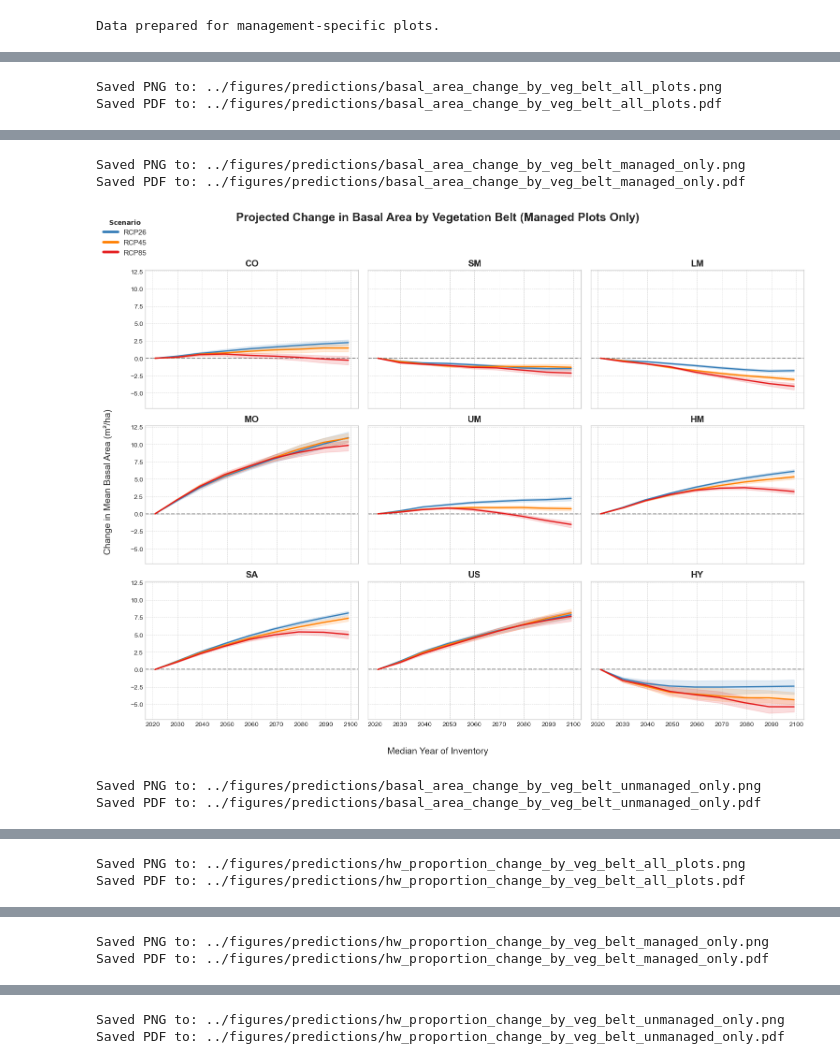
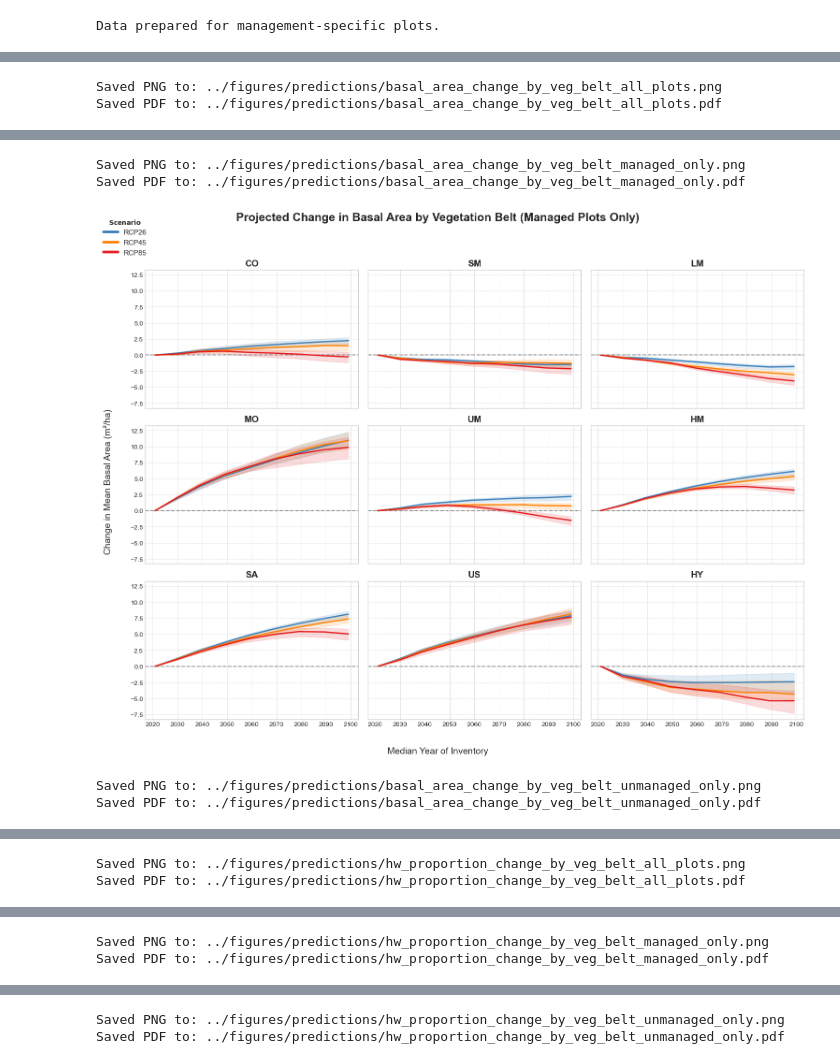
Before and after one commit to drdrddrd/BABF-forecasting-bsc-thesis, a Jupyter notebook: notebooks/prediction_plots.ipynb, the cells around one changed output, grey strips where cells are left out. Saved outputs shown, nothing was run; the diff lists cells and outputs as text; code cells hidden in the pictures.

```diff
--- a/notebooks/prediction_plots.ipynb
+++ b/notebooks/prediction_plots.ipynb
@@ -354,6 +359,8 @@ Saved PNG to: ../figures/predictions/hw_proportion_by_scenario.png
 Saved PDF to: ../figures/predictions/hw_proportion_by_scenario.pdf
 [figure]
 # %%
+# --- Functions to prepare change-from-baseline data and create plots by vegetation belt ---
+
 def _prepare_veg_belt_data_diff(
     df,
     year_map,
@@ -362,13 +369,8 @@ def _prepare_veg_belt_data_diff(
     prediction_start_invnr=PREDICTION_START_INVNR,
 ):
     """
-    Prepares change-from-baseline data per vegetation belt for a given metric.
-    - Uses baseline at INVNR == prediction_start_invnr per (rcp, CLNR, seed).
-    - Aggregates per-seed means by (rcp, INVNR, Vegetation_Belt_Code).
-    - Across seeds: mean + 5th/95th percentiles of per-seed means.
-    - Uses the SAME median year per INVNR as computed earlier (year_map).
-    Returns DataFrame ready to plot:
-        [rcp, INVNR, Vegetation_Belt_Code, final_mean_diff, q05_diff, q95_diff, mean_year]
+    Prepares data by calculating the change from a baseline for a given metric,
+    aggregated by vegetation belt.
     """
 
     # Management filter
@@ -409,13 +411,13 @@ def _prepare_veg_belt_data_diff(
            .agg(mean_diff_per_seed=(f"{value_col}_diff_from_start", "mean"))
     )
 
-    # Across seeds: mean + q05/q95 (instead of min/max)
+    # Across seeds: mean + q05/q95
     agg = (
         per_seed.groupby(["rcp", "INVNR", "Vegetation_Belt_Code"], as_index=False)
                 .agg(
                     final_mean_diff=("mean_diff_per_seed", "mean"),
-                    q05_diff=("mean_diff_per_seed", lambda s: s.quantile(0.05, interpolation="linear")),
-                    q95_diff=("mean_diff_per_seed", lambda s: s.quantile(0.95, interpolation="linear")),
+                    min_diff=("mean_diff_per_seed", "min"),
+                    max_diff=("mean_diff_per_seed", "max"),
                 )
     )
 
@@ -438,8 +440,7 @@ def _plot_veg_belt_change_facets(
     ylim=None,
 ):
     """
-    Faceted plot by vegetation belt with q05/q95 ribbons.
-    Expects columns: rcp, mean_year, Vegetation_Belt_Code, final_mean_diff, q05_diff, q95_diff
+    Generates a faceted plot showing change over time, with one subplot per vegetation belt.
     """
 
     # Layout
@@ -448,28 +449,31 @@ def _plot_veg_belt_change_facets(
     n_rows = 3
 
     fig, axes = plt.subplots(n_rows, n_cols, figsize=(16, n_rows * 4), sharey=True, sharex=True)
-    axes = axes.flatten()
+    axes = axes.flatten() # flatten the axes array
 
-    # Panels
+    # Create a panel for each vegetation belt
     for i, veg_code in enumerate(VEG_BELT_ORDER):
         ax = axes[i]
         sub_belt = plot_data[plot_data["Vegetation_Belt_Code"] == veg_code]
 
+        # Draw a line for each RCP scenario within the panel
         for rcp in rcp_scenarios:  # deterministic order
             sub = sub_belt[sub_belt["rcp"] == rcp].copy()
 
             sub = sub.sort_values("mean_year")
             c = COLOR_PALETTE.get(rcp)
 
+            # Plot the mean change and the confidence interval
             ax.plot(
                 sub["mean_year"], sub["final_mean_diff"],
                 color=c, linewidth=2
             )
             ax.fill_between(
-                sub["mean_year"], sub["q05_diff"], sub["q95_diff"],
+                sub["mean_year"], sub["min_diff"], sub["max_diff"],
                 color=c, alpha=0.15
             )
 
+        # Customize the panel
         ax.set_title(veg_code, fontsize=AXIS_LABEL_FONTSIZE, weight="bold")
         ax.axhline(0, ls="--", color="gray", zorder=0) # horizontal zero line
         if ylim is not None:
@@ -480,7 +484,7 @@ def _plot_veg_belt_change_facets(
     #for j in range(n_panels, len(axes)):
     #    axes[j].set_visible(False)
 
-    # Labels, legend, overall title
+    # Add overall figure labels, title, and a single shared legend
     fig.text(0.5, 0.02, "Median Year of Inventory", ha="center", va="center", fontsize=AXIS_LABEL_FONTSIZE)
     fig.text(0.06, 0.5, y_label, ha="center", va="center", rotation="vertical", fontsize=AXIS_LABEL_FONTSIZE)
 
@@ -502,8 +506,6 @@ def _plot_veg_belt_change_facets(
     plt.savefig(pdf_path, bbox_inches="tight")
     print(f"Saved PDF to: {pdf_path}")
     plt.show()
-
-
 
 
 
@@ -563,6 +565,6 @@ Saved PDF to: ../figures/predictions/basal_area_change_by_veg_belt_all_plots.pdf
 Saved PNG to: ../figures/predictions/basal_area_change_by_veg_belt_managed_only.png
 Saved PDF to: ../figures/predictions/basal_area_change_by_veg_belt_managed_only.pdf
-[figure, old version]
+[figure, new version]
 Saved PNG to: ../figures/predictions/basal_area_change_by_veg_belt_unmanaged_only.png
 Saved PDF to: ../figures/predictions/basal_area_change_by_veg_belt_unmanaged_only.pdf
 [figure]
```
Also changed, not shown: parts of 6 cells of this notebook, 9 other files.
